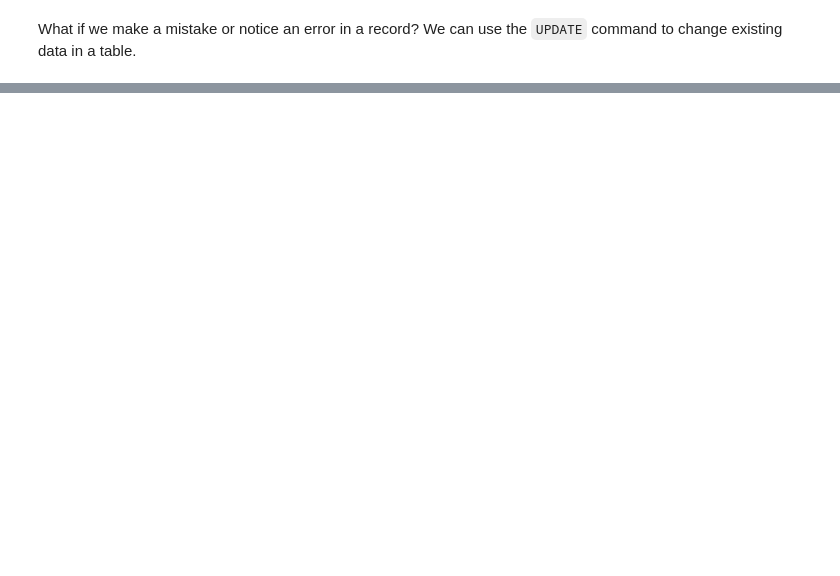
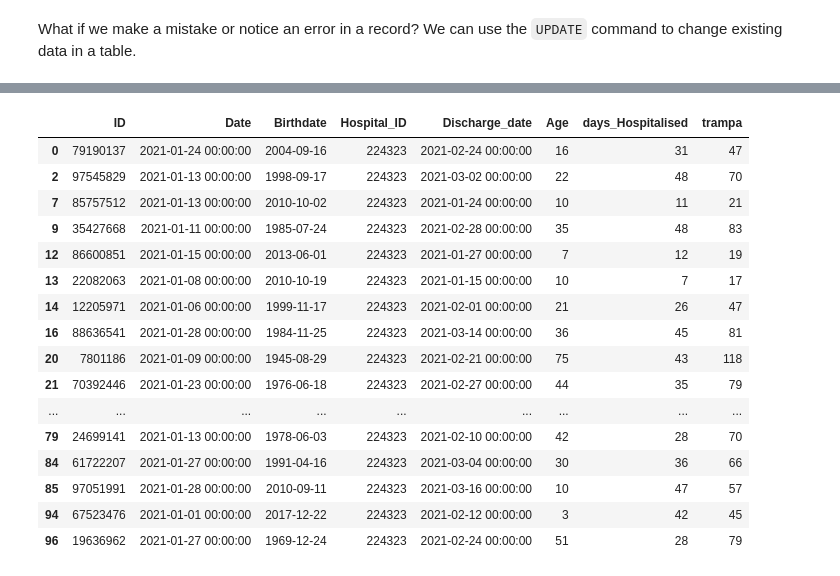
Before and after one commit to Manuel-DominguezCBG/SQL2Dashboard, a Jupyter notebook: Fake_database/2_Database_manipulation.ipynb, the cells around one changed output, grey strips where cells are left out. Saved outputs shown, nothing was run; the diff lists cells and outputs as text; code cells hidden in the pictures; blank space fills up the shorter version.

```diff
--- a/Fake_database/2_Database_manipulation.ipynb
+++ b/Fake_database/2_Database_manipulation.ipynb
@@ -293,0 +168,20 @@ covid_19_admission
+# %%
+date2admission_copy
+# %% [output]
+|  | ID | Date | Birthdate | Hospital_ID | Discharge_date | Age | days_Hospitalised | trampa |
+| 0 | 79190137 | 2021-01-24 00:00:00 | 2004-09-16 | 224323 | 2021-02-24 00:00:00 | 16 | 31 | 47 |
+| 2 | 97545829 | 2021-01-13 00:00:00 | 1998-09-17 | 224323 | 2021-03-02 00:00:00 | 22 | 48 | 70 |
+| 7 | 85757512 | 2021-01-13 00:00:00 | 2010-10-02 | 224323 | 2021-01-24 00:00:00 | 10 | 11 | 21 |
+| 9 | 35427668 | 2021-01-11 00:00:00 | 1985-07-24 | 224323 | 2021-02-28 00:00:00 | 35 | 48 | 83 |
+| 12 | 86600851 | 2021-01-15 00:00:00 | 2013-06-01 | 224323 | 2021-01-27 00:00:00 | 7 | 12 | 19 |
+| 13 | 22082063 | 2021-01-08 00:00:00 | 2010-10-19 | 224323 | 2021-01-15 00:00:00 | 10 | 7 | 17 |
+| 14 | 12205971 | 2021-01-06 00:00:00 | 1999-11-17 | 224323 | 2021-02-01 00:00:00 | 21 | 26 | 47 |
+| 16 | 88636541 | 2021-01-28 00:00:00 | 1984-11-25 | 224323 | 2021-03-14 00:00:00 | 36 | 45 | 81 |
+| 20 | 7801186 | 2021-01-09 00:00:00 | 1945-08-29 | 224323 | 2021-02-21 00:00:00 | 75 | 43 | 118 |
+| 21 | 70392446 | 2021-01-23 00:00:00 | 1976-06-18 | 224323 | 2021-02-27 00:00:00 | 44 | 35 | 79 |
+| ... | ... | ... | ... | ... | ... | ... | ... | ... |
+| 79 | 24699141 | 2021-01-13 00:00:00 | 1978-06-03 | 224323 | 2021-02-10 00:00:00 | 42 | 28 | 70 |
+| 84 | 61722207 | 2021-01-27 00:00:00 | 1991-04-16 | 224323 | 2021-03-04 00:00:00 | 30 | 36 | 66 |
+| 85 | 97051991 | 2021-01-28 00:00:00 | 2010-09-11 | 224323 | 2021-03-16 00:00:00 | 10 | 47 | 57 |
+| 94 | 67523476 | 2021-01-01 00:00:00 | 2017-12-22 | 224323 | 2021-02-12 00:00:00 | 3 | 42 | 45 |
+| 96 | 19636962 | 2021-01-27 00:00:00 | 1969-12-24 | 224323 | 2021-02-24 00:00:00 | 51 | 28 | 79 |
```
Also changed, not shown: parts of 33 cells of this notebook, 3 other files.
